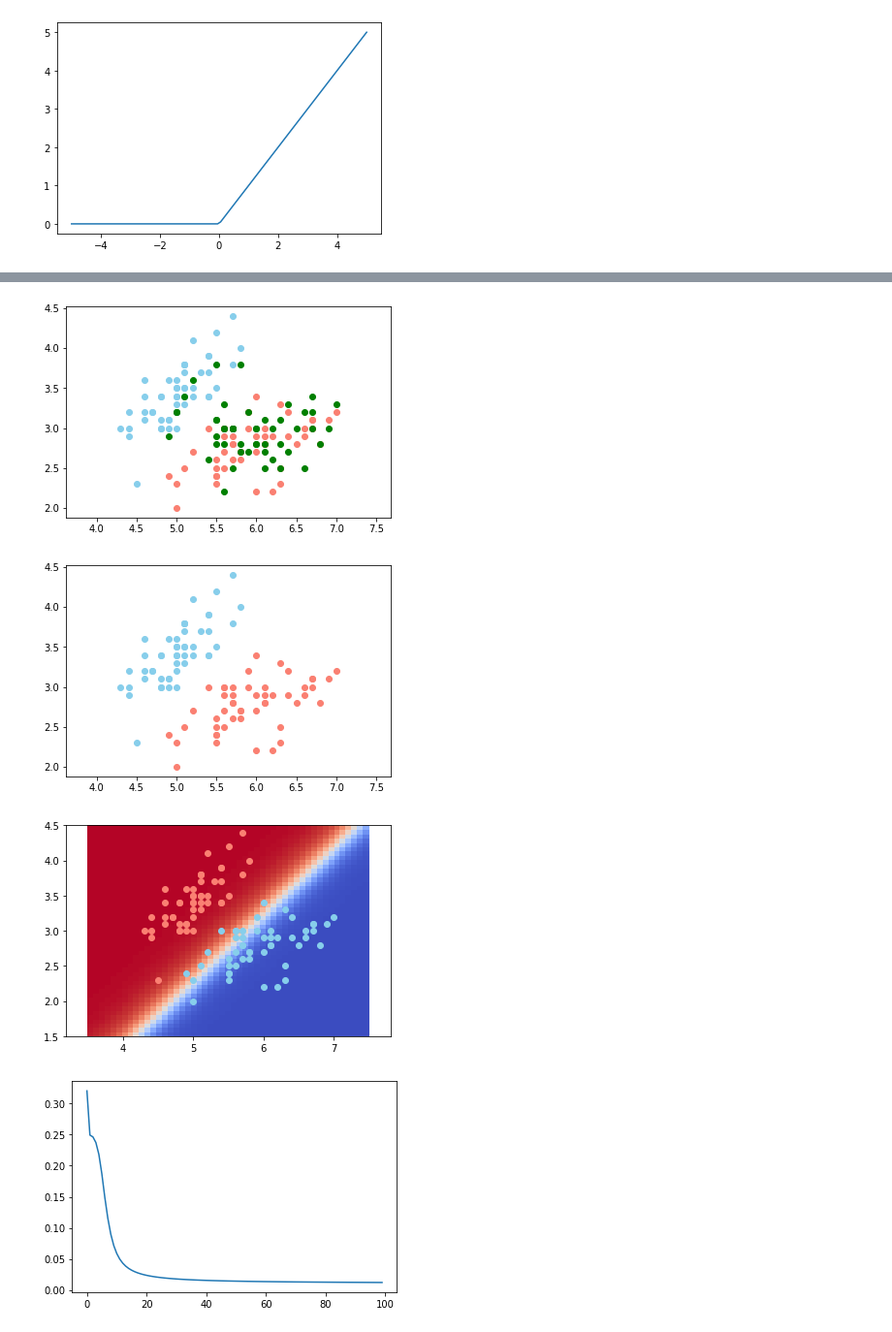
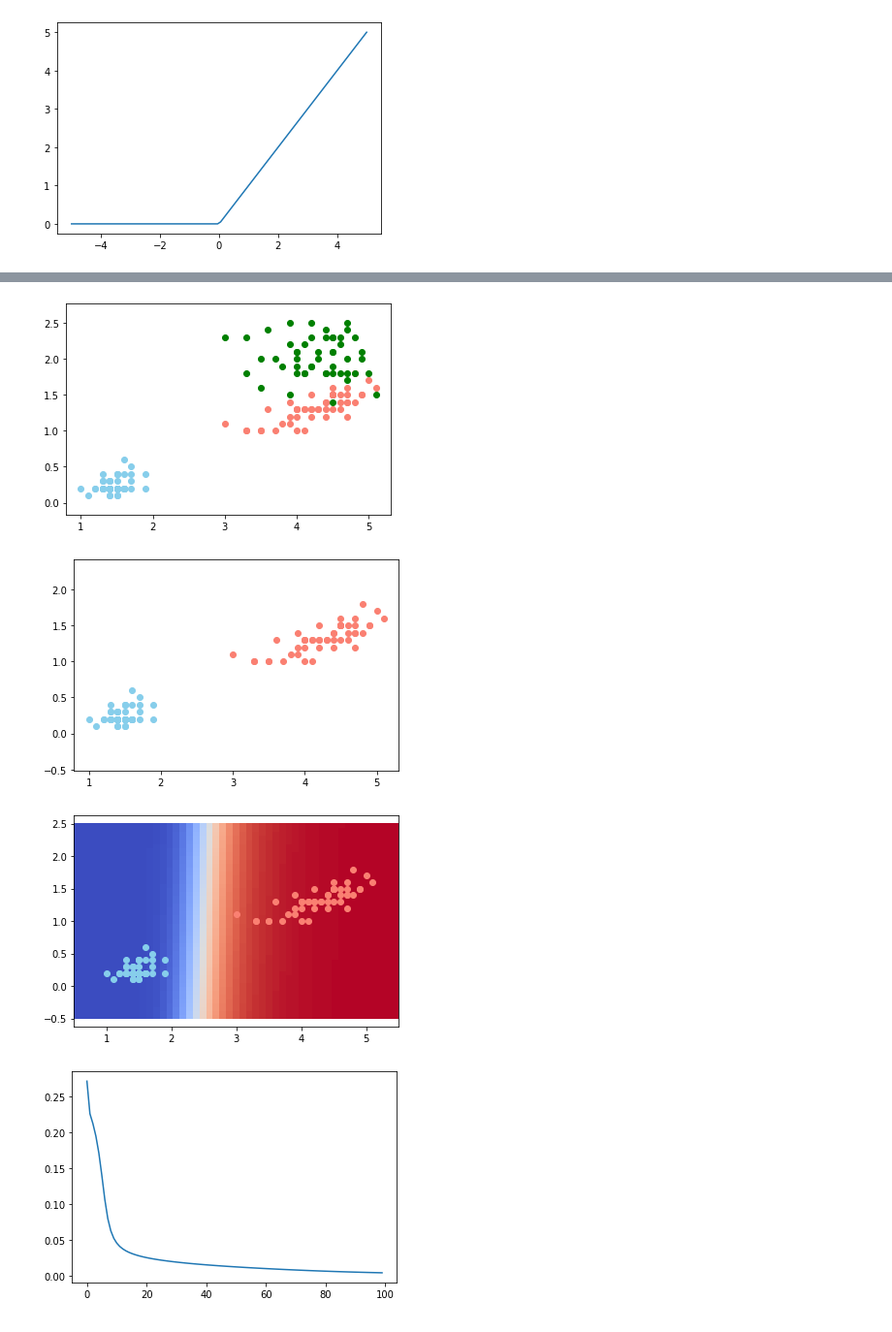
Before and after one commit to Beta628427/Tesis, a Jupyter notebook: RNeuronal_Beta.ipynb, the cells around one changed output, grey strips where cells are left out. Shown at 97% size. Saved outputs shown, nothing was run; the diff lists cells and outputs as text; code cells hidden in the pictures.

```diff
--- a/RNeuronal_Beta.ipynb
+++ b/RNeuronal_Beta.ipynb
@@ -77,7 +77,7 @@ def create_nn(topology, act_f):
 
   return nn
 # %%
-topology = [p, 4, 1]
+topology = [p, 8, 1]
 
 neural_net = create_nn(topology, sigm)
 
@@ -160,7 +160,7 @@ from IPython.display import clear_output
 from sklearn import datasets
 
 iris = datasets.load_iris()
-X = iris.data[:, :2]
+X = iris.data[:, (2,3)]
 Y = iris.target
 
 Y = Y[:, np.newaxis]
@@ -171,7 +171,7 @@ plt.scatter(X[Y[:, 0] == 1, 0], X[Y[:, 0] == 2, 1], c="green")
 plt.axis("equal")
 plt.show()
 # %% [output]
-[figure, old version]
+[figure, new version]
 # %%
 Y = Y[0:100]
 X = X[0:100]
@@ -182,7 +182,7 @@ plt.scatter(X[Y[:, 0] == 1, 0], X[Y[:, 0] == 1, 1], c="salmon")
 plt.axis("equal")
 plt.show()
 # %% [output]
-[figure, old version]
+[figure, new version]
 # %%
 topology = [p,4,8,1]
 
@@ -221,34 +221,34 @@ def train(neural_net, X, Y, l2_cost, lr=0.5, train=True):
 train(neural_net, X, Y, l2_cost, 0.5)
 print("")
 # %%
-topology = [p,4,1]
+topology = [p,2,1]
 neural_n = create_nn(topology, sigm)
 
 loss = []
 
 for i in range(2500):
   # Entrenemos a la red!
-  pY = train(neural_n, X, Y, l2_cost, lr=0.01)
+  pY = train(neural_n, X, Y, l2_cost, lr=0.05)
   if i % 25 == 0:
     print(pY)
     loss.append(l2_cost[0](pY, Y))
     res = 50
-    _x0 = np.linspace(3.5, 7.5, res)
-    _x1 = np.linspace(1.5, 4.5, res)
+    _x0 = np.linspace(0.5, 5.5, res)
+    _x1 = np.linspace(-0.5, 2.5, res)
     _Y = np.zeros((res, res))
     for i0, x0 in enumerate(_x0):
       for i1, x1 in enumerate(_x1):
         _Y[i0, i1] = train(neural_n, np.array([[x0, x1]]), Y, l2_cost, train=False)[0][0]
     plt.pcolormesh(_x0, _x1, _Y, cmap="coolwarm")
     plt.axis("equal")
-    plt.scatter(X[Y[:,0] == 0, 0], X[Y[:,0] == 0, 1], c="salmon")
-    plt.scatter(X[Y[:,0] == 1, 0], X[Y[:,0] == 1, 1], c="skyblue")
+    plt.scatter(X[Y[:, 0] == 0, 0], X[Y[:, 0] == 0, 1], c="skyblue")
+    plt.scatter(X[Y[:, 0] == 1, 0], X[Y[:, 0] == 1, 1], c="salmon")
     clear_output(wait=True)
     plt.show()
     plt.plot(range(len(loss)), loss)
     plt.show()
     time.sleep(0.5)
     print("")
 # %% [output]
-[figure, old version]
+[figure, new version]
-[figure, old version]
+[figure, new version]
```
Also changed, not shown: parts of 2 cells of this notebook.
